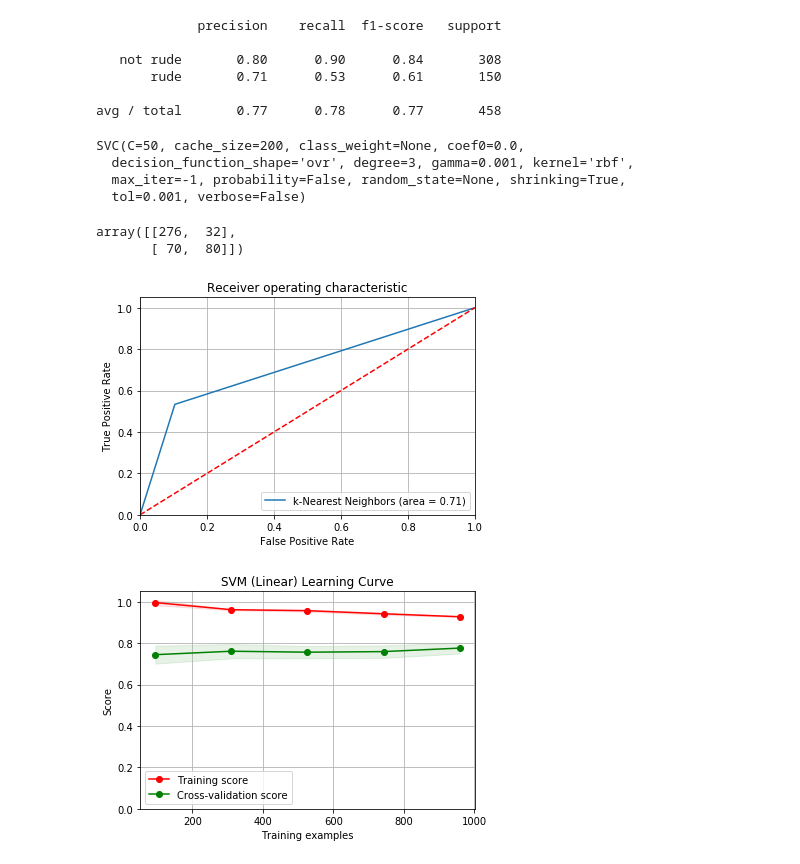
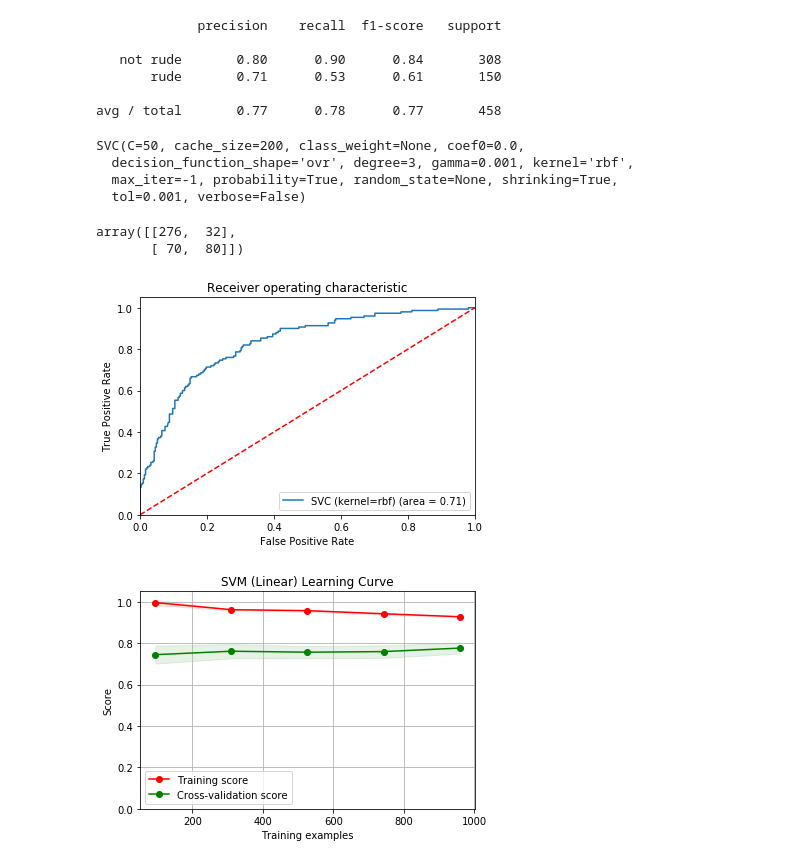
Before and after one commit to grantaguinaldo/final-project, a Jupyter notebook: McModel/McModel_bow.ipynb, the cells around one changed output. Drawn from its saved outputs; the diff is of its cells as text; code cells hidden in the pictures.

```diff
--- a/McModel/McModel_bow.ipynb
+++ b/McModel/McModel_bow.ipynb
@@ -42,14 +43,3 @@ X = df['trim_text']
 y = df['rude']
 
 X_dtm = vect.fit_transform(X)
-# %%
-"""
-type(X_dtm_1)
-review_len = np.array(df['review_len']).astype(float)
-sentiment_polarity = np.array(df['sentiment_polarity']).astype(float)
-sentiment_objectivity = np.array(df['sentiment_objectivity']).astype(float)
-
-X_dtm_2 = hstack((X_dtm_1, review_len[:,None])).tocsr()
-X_dtm_3 = hstack((X_dtm_2, sentiment_polarity[:,None])).tocsr()
-X_dtm = hstack((X_dtm_3, sentiment_objectivity[:,None])).tocsr()
-"""
@@ -659,13 +626,13 @@ print(classification_report(y_test, predictions,
 
 avg / total       0.77      0.78      0.77       458
 # %%
-model = SVC(kernel='rbf', C=50, gamma=0.001)
+model = SVC(kernel='rbf', C=50, gamma=0.001, probability=True)
 # %%
 model.fit(X_train, y_train)
 # %% [output]
 SVC(C=50, cache_size=200, class_weight=None, coef0=0.0,
   decision_function_shape='ovr', degree=3, gamma=0.001, kernel='rbf',
-  max_iter=-1, probability=False, random_state=None, shrinking=True,
+  max_iter=-1, probability=True, random_state=None, shrinking=True,
   tol=0.001, verbose=False)
 # %%
 y_pred_class = model.predict(X_test)
@@ -674,25 +641,20 @@ confusion_matrix(y_test, y_pred_class)
 array([[276,  32],
        [ 70,  80]])
 # %%
-svm_roc_auc = roc_auc_score(y_test, y_pred_class)
-fpr, tpr, thresholds = roc_curve(y_test, y_pred_class)
-
+svm_roc_auc = roc_auc_score(y_test, model.predict(X_test))
+fpr, tpr, thresholds = roc_curve(y_test, model.predict_proba(X_test)[:,1])
 plt.figure()
-plt.grid()
-
-plt.plot(fpr, tpr, label='k-Nearest Neighbors (area = %0.2f)' % svm_roc_auc)
+plt.plot(fpr, tpr, label='SVC (kernel=rbf) (area = %0.2f)' % svm_roc_auc)
 plt.plot([0, 1], [0, 1],'r--')
 plt.xlim([0.0, 1.0])
 plt.ylim([0.0, 1.05])
-
 plt.xlabel('False Positive Rate')
 plt.ylabel('True Positive Rate')
 plt.title('Receiver operating characteristic')
-
 plt.legend(loc="lower right")
 plt.show()
 # %% [output]
-[figure, old version]
+[figure, new version]
 # %%
 plt.figure()
 
```
Also changed, not shown: parts of 12 cells of this notebook, 3 other files.
